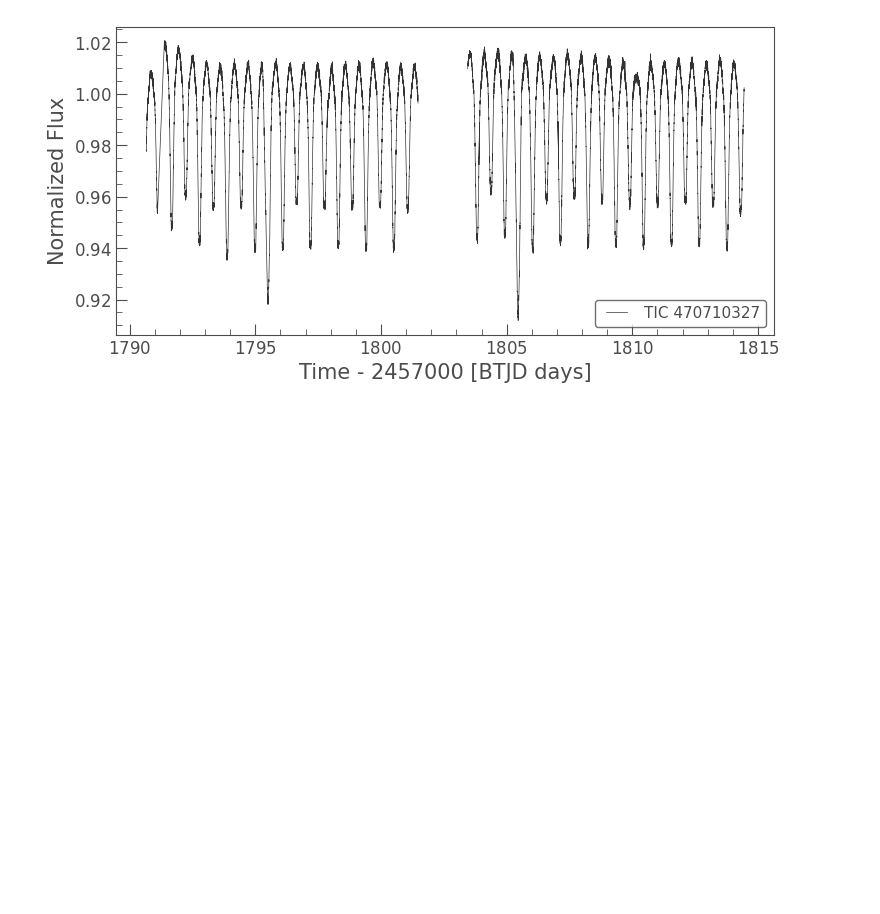
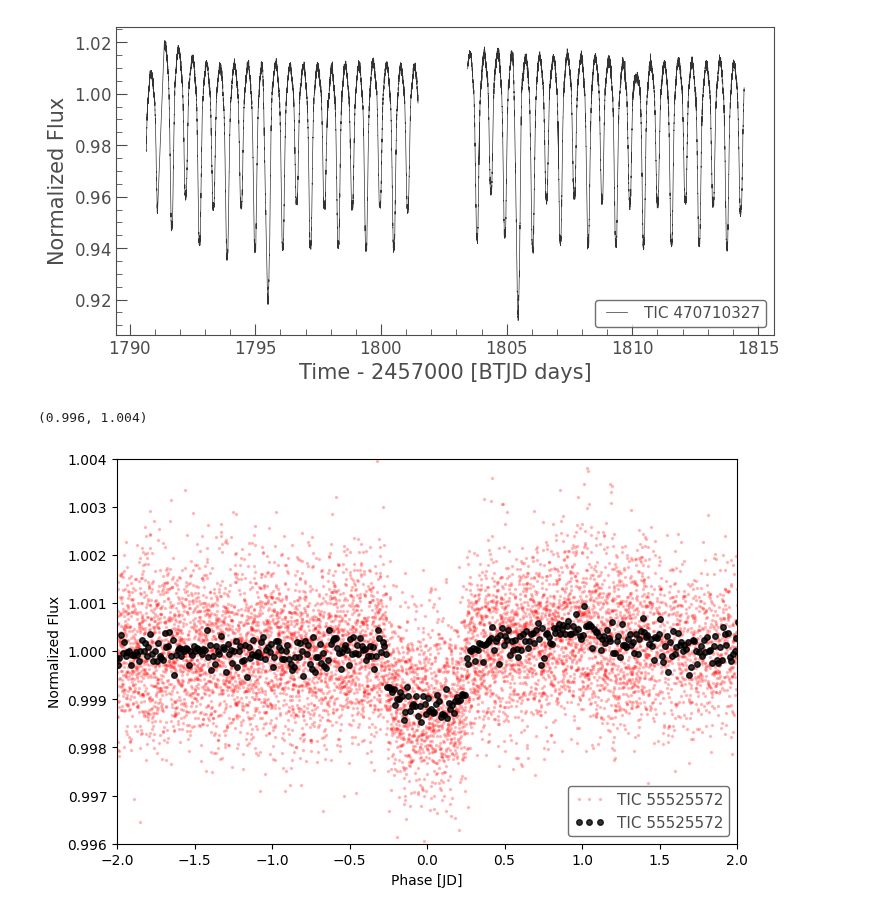
Before and after one commit to Signal-K/sytizen, a Jupyter notebook: Generator/Components/MultiSector.ipynb, the cells around one changed output. Cells and saved outputs as stored; diff of their text form; code cells hidden in the pictures; blank space fills up the shorter version.

```diff
--- a/Generator/MultiSector.ipynb
+++ b/Generator/Components/MultiSector.ipynb
@@ -69,3 +69,29 @@ lc_normalize.plot()
 # %% [output]
 <AxesSubplot: xlabel='Time - 2457000 [BTJD days]', ylabel='Normalized Flux'>
 [figure]
+# %%
+available_data_select = lk.search_lightcurve(TIC_2, author = 'SPOC')[0:9] # Search the available data, selecting all data from first year of TESS data sectors
+lc_collection = available_data_select.download_all().stitch() # Download the selected data, stitching the data from the different sectors together
+
+# Define the orbital period & time of first transit event (T0)
+period = 83.8979
+t0 = 2125.847 # date on ExoFOP
+
+# Phase fold the light curve
+lc_phased = lc_collection.fold(period = period, epoch_time = t0)
+
+# Bin the lightcurve to 15 minutes
+lc_phased_binned = lc_phased.bin(15/24/60)
+# %%
+import matplotlib.pyplot as plt
+
+# Plot the binned and unbinned phase folded lightcurve on the same figure
+fig, ax = plt.subplots(figsize = (8,5))
+lc_phased.plot(ax = ax, marker = '.', linewidth = 0, color = 'red', alpha = 0.2, markersize = 3)
+lc_phased_binned.plot(ax = ax, marker = 'o', linewidth = 0, color = 'k', alpha = 0.8, markersize = 4)
+
+plt.xlim(-2, 2)
+plt.ylim(0.996, 1.004)
+# %% [output]
+(0.996, 1.004)
+[figure, added]
```
Also changed, not shown: parts of 1 cell of this notebook, 2 other files.
